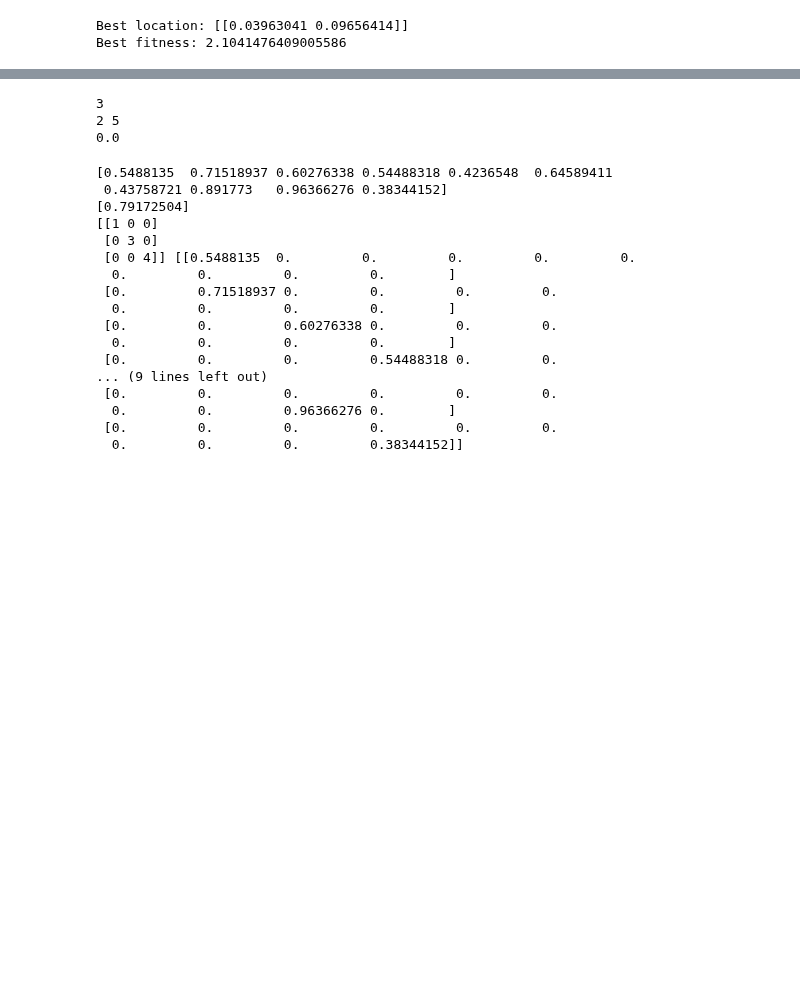
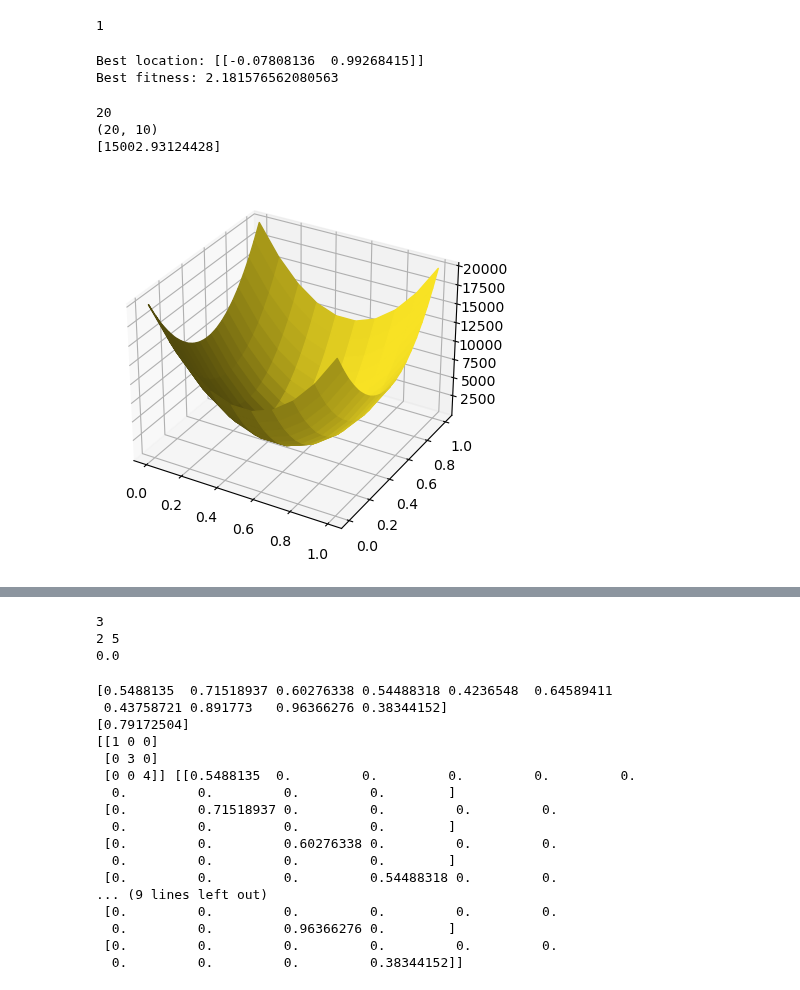
Before and after one commit to ljq2088/DATASCIENCE_COURSE, a Jupyter notebook: exercise/topic5/crcb_pso.ipynb, the cells around one changed output, grey strips where cells are left out. Saved outputs shown, nothing was run; the diff lists cells and outputs as text; code cells hidden in the pictures; blank space fills up the shorter version.

```diff
--- a/exercise/topic5/crcb_pso.ipynb
+++ b/exercise/topic5/crcb_pso.ipynb
@@ -281,20 +275,6 @@ def crcbpso(fit_func_handle, n_dim, **kwargs):
 # fitfunc_handle = lambda x: ...  # Define your fitness function here
 # result = crcbpso(fitfunc_handle, 5, pso_params={'popSize': 50, 'maxSteps': 1500})
 # %%
-# def crcb_chk_std_srch_rng(x):
-#     if len(x.shape) == 1:
-#         n_row = 1
-#         n_col = x.shape[0]
-#         x = x.reshape(1, -1)  # 将x转换为二维数组，形状为(1, n_col)
-#     else:
-#         n_row, n_col = x.shape
-
-#     valid_pts = np.ones(n_row)
-#     for lp in range(0, n_row):
-#         x_temp = x[lp, :]
-#         # ... 其他代码 ...
-
-#     return valid_pts
 
 def crcb_chk_std_srch_rng(x):
     if len(x.shape) == 1:
@@ -330,8 +310,11 @@ def r2sv(r,params):
     r_min=params['r_min']
     r_max=params['r_max']
     rng=r_max-r_min
-    if rng==0:
-        rng=1
+    if np.array([rng]).shape[0]==1:
+        if rng==0:
+            rng=1
+    else:
+        rng[rng==0]=1
     for lp in range(0,n_row):
         x[lp,:]=(r[lp,:]-r_min)/rng
     return x
@@ -370,6 +353,10 @@ def crcbpso_test_func(x,params):
                 x_temp=x[lpc,:]
                 fit_val[lpc]=sum(x_temp*x_temp-10*np.cos(2*pi*x_temp)+10)
     return fit_val,x,r2sv(x,params)
+
+print(np.array([[200,10]]).shape[0])
+# %% [output]
+1
 # %%
 #Test crcbpso
 ffparams = {
@@ -378,7 +365,7 @@ ffparams = {
 #Fitness function handle
 fit_func_handle=lambda x: crcbpso_test_func(x,ffparams)
 #Call PSO
-np.random.seed(0)#Ensure that the random seed is correct
+#np.random.seed(0)#Ensure that the random seed is correct
 pso_out=crcbpso(fit_func_handle,2)
 #Estimated parameters
 std_coord=pso_out['best_location']
@@ -386,5 +373,5 @@ _,real_coord,_=fit_func_handle(std_coord)
 print(f"Best location: {real_coord}")
 print(f"Best fitness: {pso_out['best_fitness']}")
 # %% [output]
-Best location: [[0.03963041 0.09656414]]
-Best fitness: 2.1041476409005586
+Best location: [[-0.07808136  0.99268415]]
+Best fitness: 2.181576562080563
@@ -390,0 +380,19 @@ Best fitness: 2.1041476409005586
+# %%
+X,Y=np.meshgrid(np.linspace(0,1,10),np.linspace(0,1,20))
+# print(crcbpso_test_func(X,ffparams))
+print(X.shape[0])
+Z=np.zeros((X.shape))
+for i in range(0,X.shape[0]):
+    seq=np.column_stack((X[i,:],Y[i,:]))
+    val,_,_=crcbpso_test_func(seq,ffparams)
+    Z[i,:]=np.array(val).reshape(1,-1)
+print(np.array(Z).shape)
+fig,ax=plt.subplots(subplot_kw={"projection":"3d"})
+surf=ax.plot_surface(X,Y,Z,facecolors=plt.cm.viridis(np.abs(Z)))
+val,_,_=crcbpso_test_func(np.array([0.03963041,0.09656414]),ffparams)
+print(val)
+# %% [output]
+20
+(20, 10)
+[15002.93124428]
+[figure, added]
```
Also changed, not shown: parts of 4 cells of this notebook.
